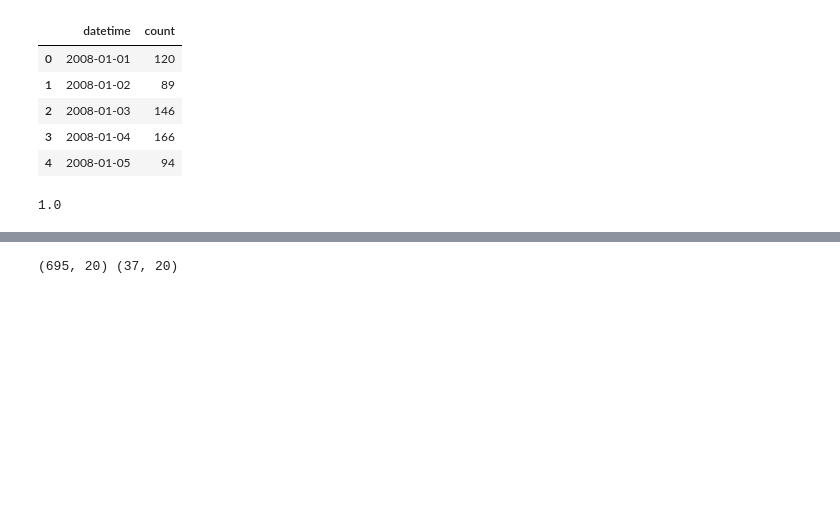
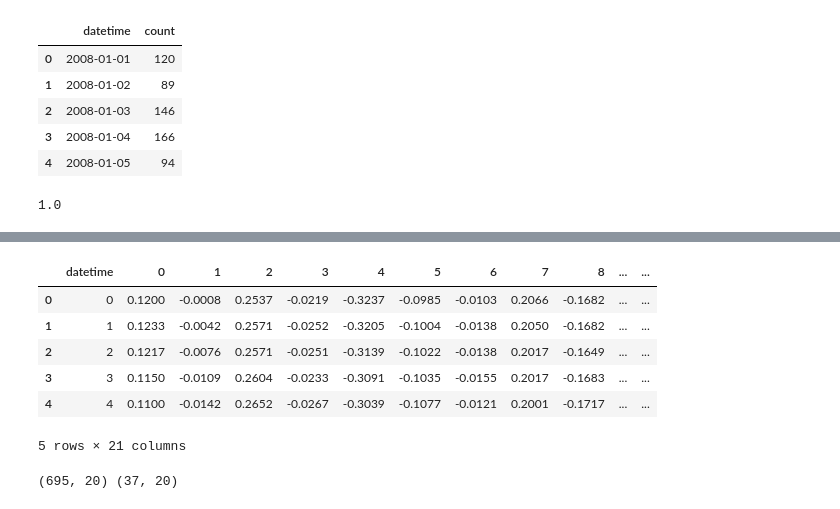
Before and after one commit to mdenolle/GeoCAST, a Jupyter notebook: test_zero-shot/chronos_test.ipynb, the cells around one changed output, grey strips where cells are left out. Drawn from its saved outputs; the diff is of its cells as text; code cells hidden in the pictures; blank space fills up the shorter version.

```diff
--- a/test_zero-shot/chronos_test.ipynb
+++ b/test_zero-shot/chronos_test.ipynb
@@ -116,3 +482,28 @@ for i in range(n_timeseries):
+# %%
+# take each "count" column from the 20 dataframes and assemble a single wide dataframe ith all the columns
+# initialize a list of 20 dataframes
+df_list_count = [pd.DataFrame() for _ in range(n_timeseries)]
+for ik in range(n_timeseries):
+    df_list_count[ik] = df_list[ik]["dv"]
+    df_list_count[ik] = df_list_count[ik].rename(f"{ik}")
+df_wide = pd.concat(df_list_count, axis=1)
+# add a first column with a date that is the same for all the 20 time series
+df_wide["datetime"] = np.arange(0, len(df_wide)) * pd.Timedelta(days=dt)
+# convert datetime to integer
+df_wide["datetime"] = df_wide["datetime"].dt.days
+# move the last column to the first position
+cols = df_wide.columns.tolist()
+cols = cols[-1:] + cols[:-1]
+df_wide = df_wide[cols]
+df_wide.head()
+# %% [output]
+|  | datetime | 0 | 1 | 2 | 3 | 4 | 5 | 6 | 7 | 8 | ... | ... |
+| 0 | 0 | 0.1200 | -0.0008 | 0.2537 | -0.0219 | -0.3237 | -0.0985 | -0.0103 | 0.2066 | -0.1682 | ... | ... |
+| 1 | 1 | 0.1233 | -0.0042 | 0.2571 | -0.0252 | -0.3205 | -0.1004 | -0.0138 | 0.2050 | -0.1682 | ... | ... |
+| 2 | 2 | 0.1217 | -0.0076 | 0.2571 | -0.0251 | -0.3139 | -0.1022 | -0.0138 | 0.2017 | -0.1649 | ... | ... |
+| 3 | 3 | 0.1150 | -0.0109 | 0.2604 | -0.0233 | -0.3091 | -0.1035 | -0.0155 | 0.2017 | -0.1683 | ... | ... |
+| 4 | 4 | 0.1100 | -0.0142 | 0.2652 | -0.0267 | -0.3039 | -0.1077 | -0.0121 | 0.2001 | -0.1717 | ... | ... |
+5 rows × 21 columns
 # %%
 # generate batch predictions
 #
```
Also changed, not shown: parts of 27 cells of this notebook, 1 other file.
